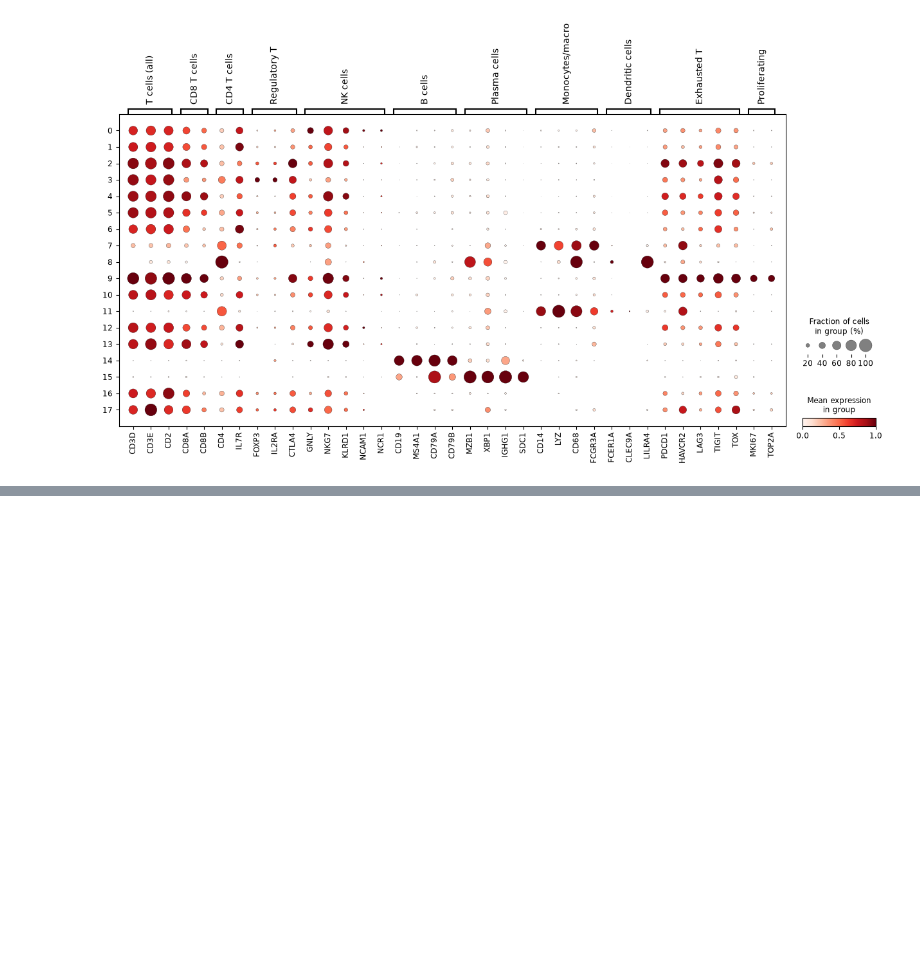
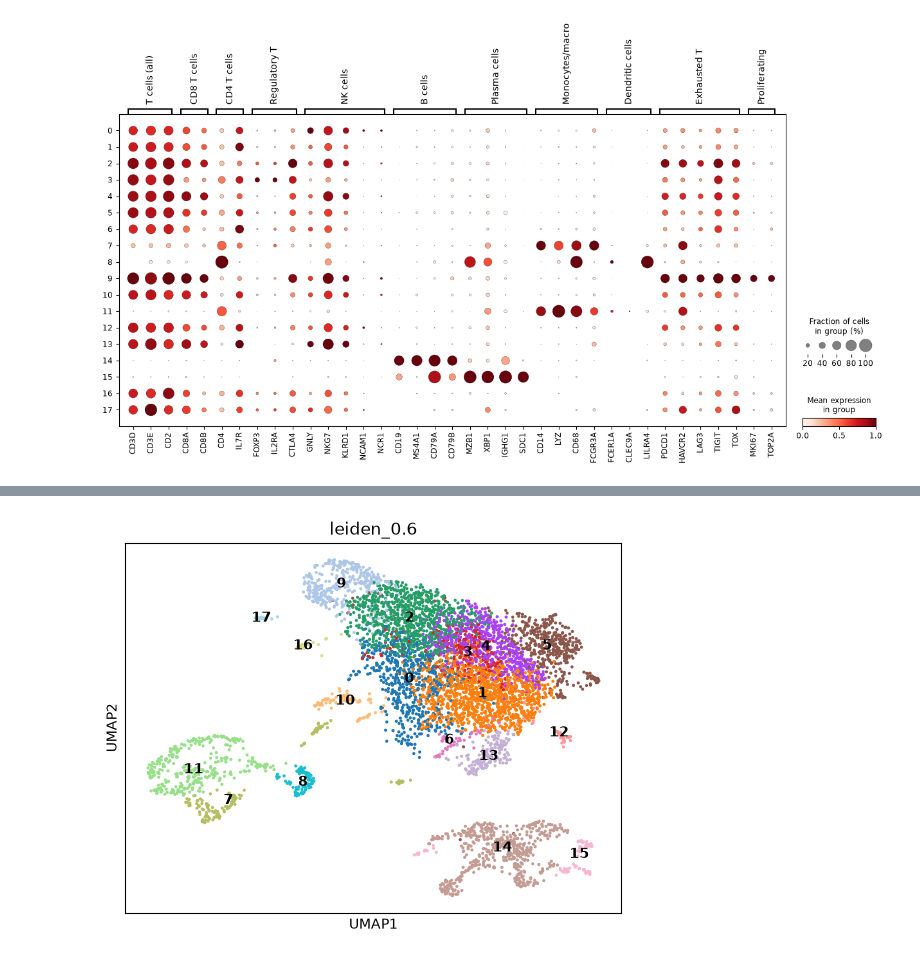
Before and after one commit to ZoeTamar-bio/technion_internship, a Jupyter notebook: 02_Annotation.ipynb, the cells around one changed output, grey strips where cells are left out. Cells and saved outputs as stored; diff of their text form; code cells hidden in the pictures; blank space fills up the shorter version.

```diff
--- a/02_Annotation.ipynb
+++ b/02_Annotation.ipynb
@@ -367,0 +453,4 @@ pd.crosstab(adata.obs["leiden_0.6"], adata.obs["celltypist"])
+# %%
+sc.pl.umap(adata, color="leiden_0.6", legend_loc="on data")
+# %% [output]
+[figure, added]
```
Also changed, not shown: parts of 15 cells of this notebook.
